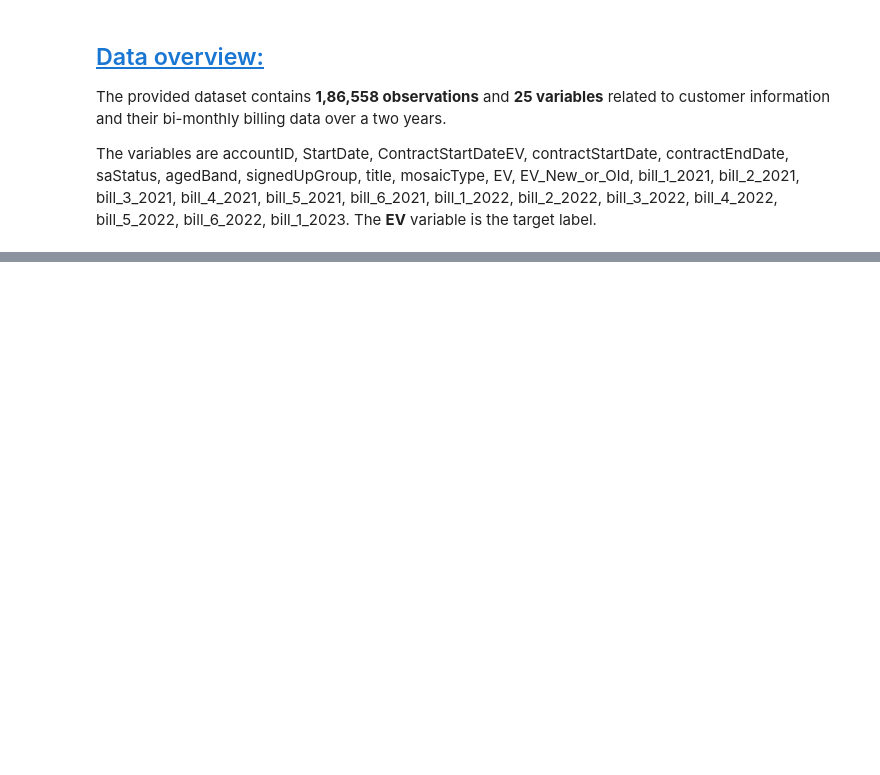
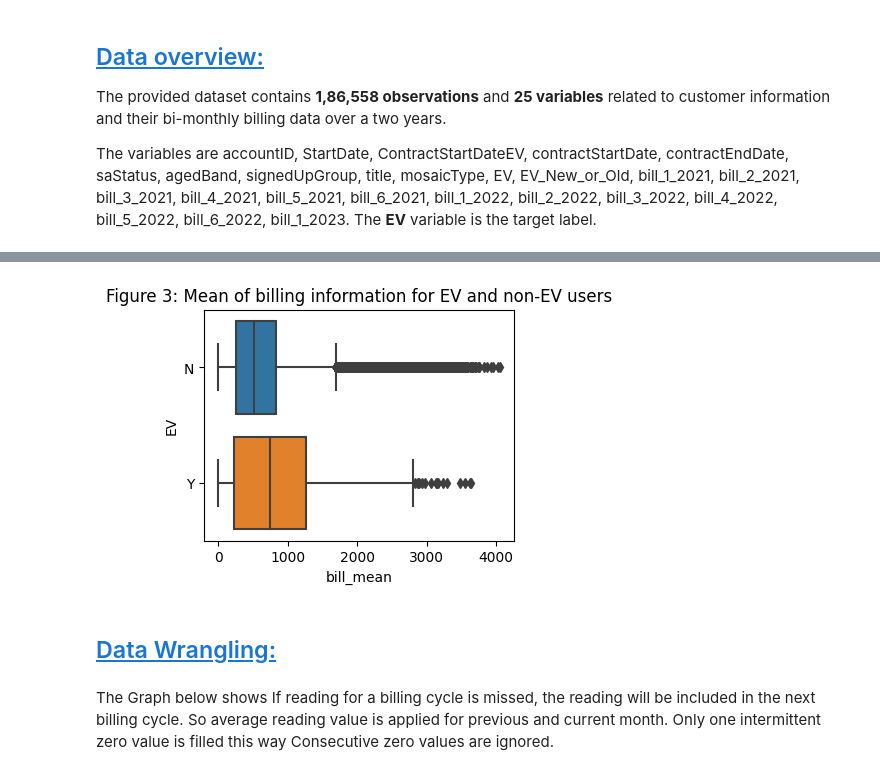
Before and after one commit to varunthefalcon/QUB_Energia, a Jupyter notebook: Analython_1/A1_resit.ipynb, the cells around one changed output, grey strips where cells are left out. Drawn from its saved outputs; the diff is of its cells as text; code cells hidden in the pictures; blank space fills up the shorter version.

```diff
--- a/Analython_1/A1_resit.ipynb
+++ b/Analython_1/A1_resit.ipynb
@@ -145,0 +275,21 @@ def visualizeFeatureCount(dataset, feature = 'EV', sizeX = 7, sizeY =7):
+# %%
+from scipy.stats import chi2_contingency
+
+temp = raw_d.copy()
+
+def performAssociationCheck(cat2, temp ):
+    contingency_table = pd.crosstab(temp['EV'], temp[cat2])
+    _, p_value, _, _ = chi2_contingency(contingency_table)
+    arr = [cat2, 'There is no association between {} and {} variables'.format(cat2, 'EV'), str(p_value), 'Significant' if(p_value < 0.05) else 'Not Significant']
+#     print(arr)
+    return arr
+
+rows = []
+for row in ['agedBand', 'signedUpGroup', 'title','mosaicType']:
+    rows.append(performAssociationCheck(row, temp))
+
+null_hyp = []
+
+v = pd.DataFrame(rows, columns=['Variable', 'Null Hypothesis', 'p-value', 'Significance']).style.set_caption('Table 1.1 Testing Significance between variables using Chi Square test.').set_table_styles(styles).hide(axis="index")
+
+v
@@ -145,0 +303,14 @@ def visualizeFeatureCount(dataset, feature = 'EV', sizeX = 7, sizeY =7):
+# %%
+
+temp['bill_mean'] = temp[billing_months].mean(axis=1)
+
+plt.figure(figsize=(4,3))
+ax=sns.boxplot(data=temp, x="bill_mean", y='EV');
+ax.set_title('Figure 3: Mean of billing information for EV and non-EV users');
+# %% [output]
+[figure, added]
+# %% [markdown]
+
+## <a id='4_4' href="#4_4">Data Wrangling:</a>
+# %% [markdown]
+The Graph below shows  If reading for a billing cycle is missed, the reading will be included in the next billing cycle. So average reading value is applied for previous and current month. Only one intermittent zero value is filled this way Consecutive zero values are ignored.
```
Also changed, not shown: parts of 26 cells of this notebook.
